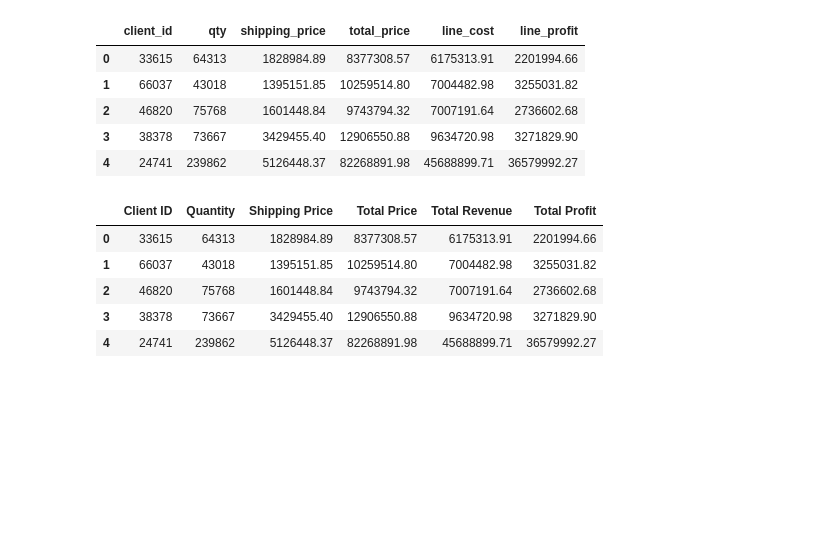
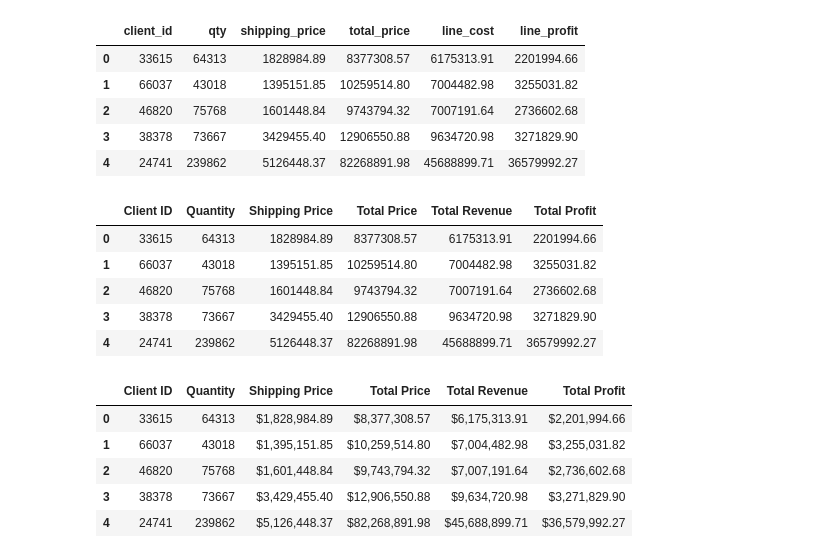
Before and after one commit to Dragon9804/pandas-challenge-1, a Jupyter notebook: wholesale_data_analysis_starter_code.ipynb, the cells around one changed output. Saved outputs shown, nothing was run; the diff lists cells and outputs as text; code cells hidden in the pictures; blank space fills up the shorter version.

Commit message:
defined money columns 4.3

```diff
--- a/wholesale_data_analysis_starter_code.ipynb
+++ b/wholesale_data_analysis_starter_code.ipynb
@@ -237,30 +237,41 @@ display(top_5_client_summaries_df)
 # %%
 # Format the data and rename the columns to names suitable for presentation.
 cleaned_up_summary_df = top_5_client_summaries_df.rename(columns={
     "client_id": "Client ID",
     "qty": "Quantity",
     "shipping_price": "Shipping Price",
     "total_price": "Total Price",
     'line_cost': "Total Revenue",
     "line_profit": "Total Profit"
 })
 display(cleaned_up_summary_df)
 # Define the money columns.
+# Format the 'money' columns (Shipping Price, Revenue, and Profit) to include a '$' symbol and round to two decimals
+cleaned_up_summary_df['Shipping Price'] = cleaned_up_summary_df['Shipping Price'].apply(lambda x: f"${x:,.2f}")
+cleaned_up_summary_df['Total Price'] = cleaned_up_summary_df['Total Price'].apply(lambda x: f"${x:,.2f}")
+cleaned_up_summary_df['Total Revenue'] = cleaned_up_summary_df['Total Revenue'].apply(lambda x: f"${x:,.2f}")
+cleaned_up_summary_df['Total Profit'] = cleaned_up_summary_df['Total Profit'].apply(lambda x: f"${x:,.2f}")
 
-
+display(cleaned_up_summary_df)
 # Define a function that converts a dollar amount to millions.
 
 
 # Apply the currency_format_millions function to only the money columns.
 
 
 # Rename the columns to reflect the change in the money format.
 # %% [output]
 |  | Client ID | Quantity | Shipping Price | Total Price | Total Revenue | Total Profit |
 | 0 | 33615 | 64313 | 1828984.89 | 8377308.57 | 6175313.91 | 2201994.66 |
 | 1 | 66037 | 43018 | 1395151.85 | 10259514.80 | 7004482.98 | 3255031.82 |
 | 2 | 46820 | 75768 | 1601448.84 | 9743794.32 | 7007191.64 | 2736602.68 |
 | 3 | 38378 | 73667 | 3429455.40 | 12906550.88 | 9634720.98 | 3271829.90 |
 | 4 | 24741 | 239862 | 5126448.37 | 82268891.98 | 45688899.71 | 36579992.27 |
+|  | Client ID | Quantity | Shipping Price | Total Price | Total Revenue | Total Profit |
+| 0 | 33615 | 64313 | $1,828,984.89 | $8,377,308.57 | $6,175,313.91 | $2,201,994.66 |
+| 1 | 66037 | 43018 | $1,395,151.85 | $10,259,514.80 | $7,004,482.98 | $3,255,031.82 |
+| 2 | 46820 | 75768 | $1,601,448.84 | $9,743,794.32 | $7,007,191.64 | $2,736,602.68 |
+| 3 | 38378 | 73667 | $3,429,455.40 | $12,906,550.88 | $9,634,720.98 | $3,271,829.90 |
+| 4 | 24741 | 239862 | $5,126,448.37 | $82,268,891.98 | $45,688,899.71 | $36,579,992.27 |
 # %%
 # Sort the updated data by "Total Profit (millions)" form highest to lowest and assign the sort to a new DatFrame.
```
